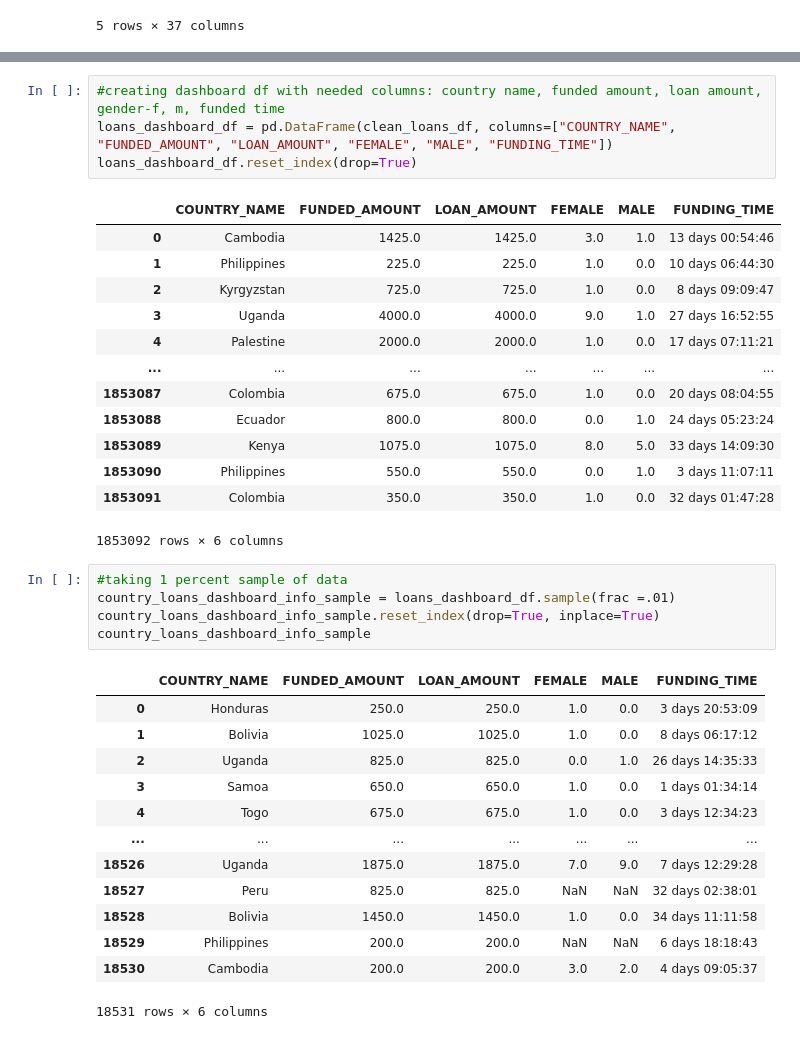
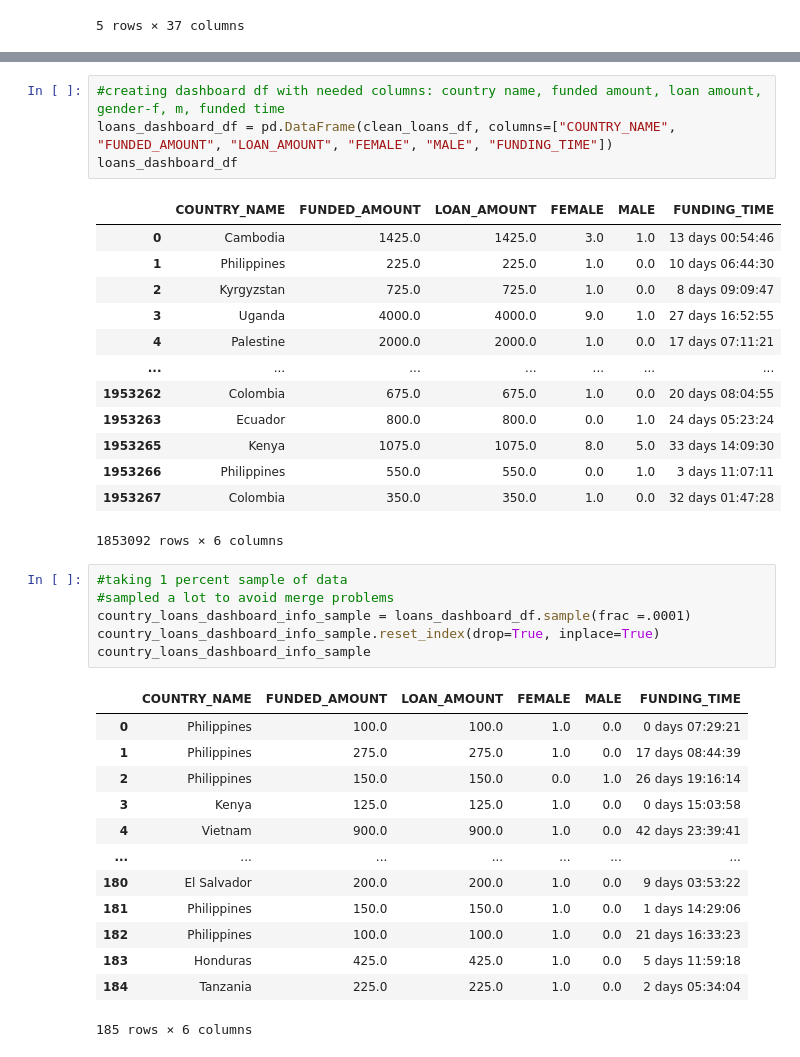
Before and after one commit to emmysobieski/TeamPySpark, a Jupyter notebook: Dashboard_Data_Exploration.ipynb, the cells around one changed output, grey strips where cells are left out. Saved outputs shown, nothing was run; the diff lists cells and outputs as text.

```diff
--- a/Dashboard_Data_Exploration.ipynb
+++ b/Dashboard_Data_Exploration.ipynb
@@ -336,7 +405,7 @@ clean_loans_df.head()
 # %%
 #creating dashboard df with needed columns: country name, funded amount, loan amount, gender-f, m, funded time
 loans_dashboard_df = pd.DataFrame(clean_loans_df, columns=["COUNTRY_NAME", "FUNDED_AMOUNT", "LOAN_AMOUNT", "FEMALE", "MALE", "FUNDING_TIME"])
-loans_dashboard_df.reset_index(drop=True)
+loans_dashboard_df
 # %% [output]
 |  | COUNTRY_NAME | FUNDED_AMOUNT | LOAN_AMOUNT | FEMALE | MALE | FUNDING_TIME |
 | 0 | Cambodia | 1425.0 | 1425.0 | 3.0 | 1.0 | 13 days 00:54:46 |
@@ -345,28 +414,29 @@ loans_dashboard_df.reset_index(drop=True)
 | 3 | Uganda | 4000.0 | 4000.0 | 9.0 | 1.0 | 27 days 16:52:55 |
 | 4 | Palestine | 2000.0 | 2000.0 | 1.0 | 0.0 | 17 days 07:11:21 |
 | ... | ... | ... | ... | ... | ... | ... |
-| 1853087 | Colombia | 675.0 | 675.0 | 1.0 | 0.0 | 20 days 08:04:55 |
-| 1853088 | Ecuador | 800.0 | 800.0 | 0.0 | 1.0 | 24 days 05:23:24 |
-| 1853089 | Kenya | 1075.0 | 1075.0 | 8.0 | 5.0 | 33 days 14:09:30 |
-| 1853090 | Philippines | 550.0 | 550.0 | 0.0 | 1.0 | 3 days 11:07:11 |
-| 1853091 | Colombia | 350.0 | 350.0 | 1.0 | 0.0 | 32 days 01:47:28 |
+| 1953262 | Colombia | 675.0 | 675.0 | 1.0 | 0.0 | 20 days 08:04:55 |
+| 1953263 | Ecuador | 800.0 | 800.0 | 0.0 | 1.0 | 24 days 05:23:24 |
+| 1953265 | Kenya | 1075.0 | 1075.0 | 8.0 | 5.0 | 33 days 14:09:30 |
+| 1953266 | Philippines | 550.0 | 550.0 | 0.0 | 1.0 | 3 days 11:07:11 |
+| 1953267 | Colombia | 350.0 | 350.0 | 1.0 | 0.0 | 32 days 01:47:28 |
 1853092 rows × 6 columns
 # %%
 #taking 1 percent sample of data
-country_loans_dashboard_info_sample = loans_dashboard_df.sample(frac =.01)
+#sampled a lot to avoid merge problems
+country_loans_dashboard_info_sample = loans_dashboard_df.sample(frac =.0001)
 country_loans_dashboard_info_sample.reset_index(drop=True, inplace=True)
 country_loans_dashboard_info_sample
 # %% [output]
 |  | COUNTRY_NAME | FUNDED_AMOUNT | LOAN_AMOUNT | FEMALE | MALE | FUNDING_TIME |
-| 0 | Honduras | 250.0 | 250.0 | 1.0 | 0.0 | 3 days 20:53:09 |
-| 1 | Bolivia | 1025.0 | 1025.0 | 1.0 | 0.0 | 8 days 06:17:12 |
-| 2 | Uganda | 825.0 | 825.0 | 0.0 | 1.0 | 26 days 14:35:33 |
-| 3 | Samoa | 650.0 | 650.0 | 1.0 | 0.0 | 1 days 01:34:14 |
-| 4 | Togo | 675.0 | 675.0 | 1.0 | 0.0 | 3 days 12:34:23 |
+| 0 | Philippines | 100.0 | 100.0 | 1.0 | 0.0 | 0 days 07:29:21 |
+| 1 | Philippines | 275.0 | 275.0 | 1.0 | 0.0 | 17 days 08:44:39 |
+| 2 | Philippines | 150.0 | 150.0 | 0.0 | 1.0 | 26 days 19:16:14 |
+| 3 | Kenya | 125.0 | 125.0 | 1.0 | 0.0 | 0 days 15:03:58 |
+| 4 | Vietnam | 900.0 | 900.0 | 1.0 | 0.0 | 42 days 23:39:41 |
 | ... | ... | ... | ... | ... | ... | ... |
-| 18526 | Uganda | 1875.0 | 1875.0 | 7.0 | 9.0 | 7 days 12:29:28 |
-| 18527 | Peru | 825.0 | 825.0 | NaN | NaN | 32 days 02:38:01 |
-| 18528 | Bolivia | 1450.0 | 1450.0 | 1.0 | 0.0 | 34 days 11:11:58 |
-| 18529 | Philippines | 200.0 | 200.0 | NaN | NaN | 6 days 18:18:43 |
-| 18530 | Cambodia | 200.0 | 200.0 | 3.0 | 2.0 | 4 days 09:05:37 |
+| 180 | El Salvador | 200.0 | 200.0 | 1.0 | 0.0 | 9 days 03:53:22 |
+| 181 | Philippines | 150.0 | 150.0 | 1.0 | 0.0 | 1 days 14:29:06 |
+| 182 | Philippines | 100.0 | 100.0 | 1.0 | 0.0 | 21 days 16:33:23 |
+| 183 | Honduras | 425.0 | 425.0 | 1.0 | 0.0 | 5 days 11:59:18 |
+| 184 | Tanzania | 225.0 | 225.0 | 1.0 | 0.0 | 2 days 05:34:04 |
-18531 rows × 6 columns
+185 rows × 6 columns
```
Also changed, not shown: parts of 7 cells of this notebook, 1 other file.
